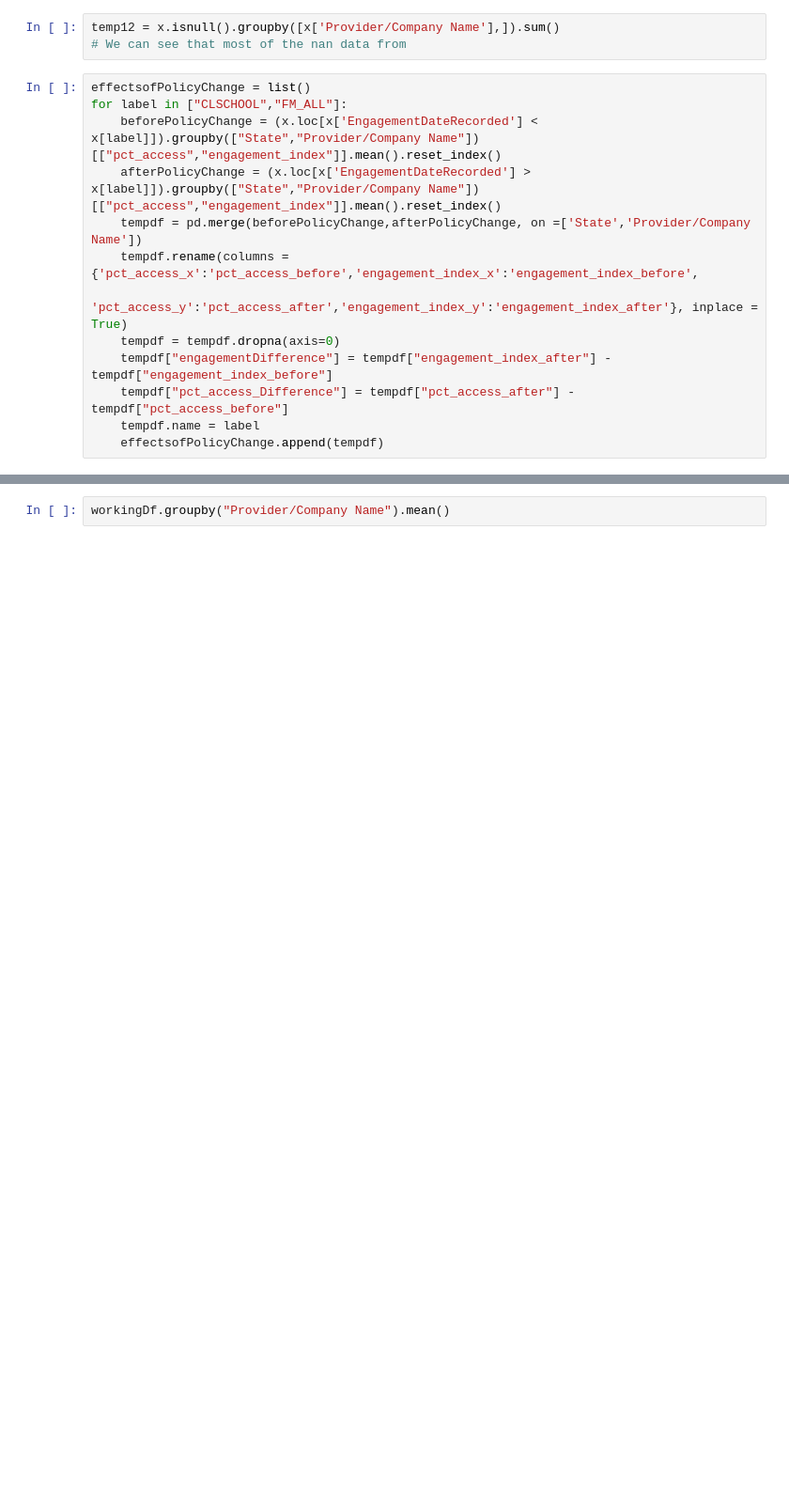
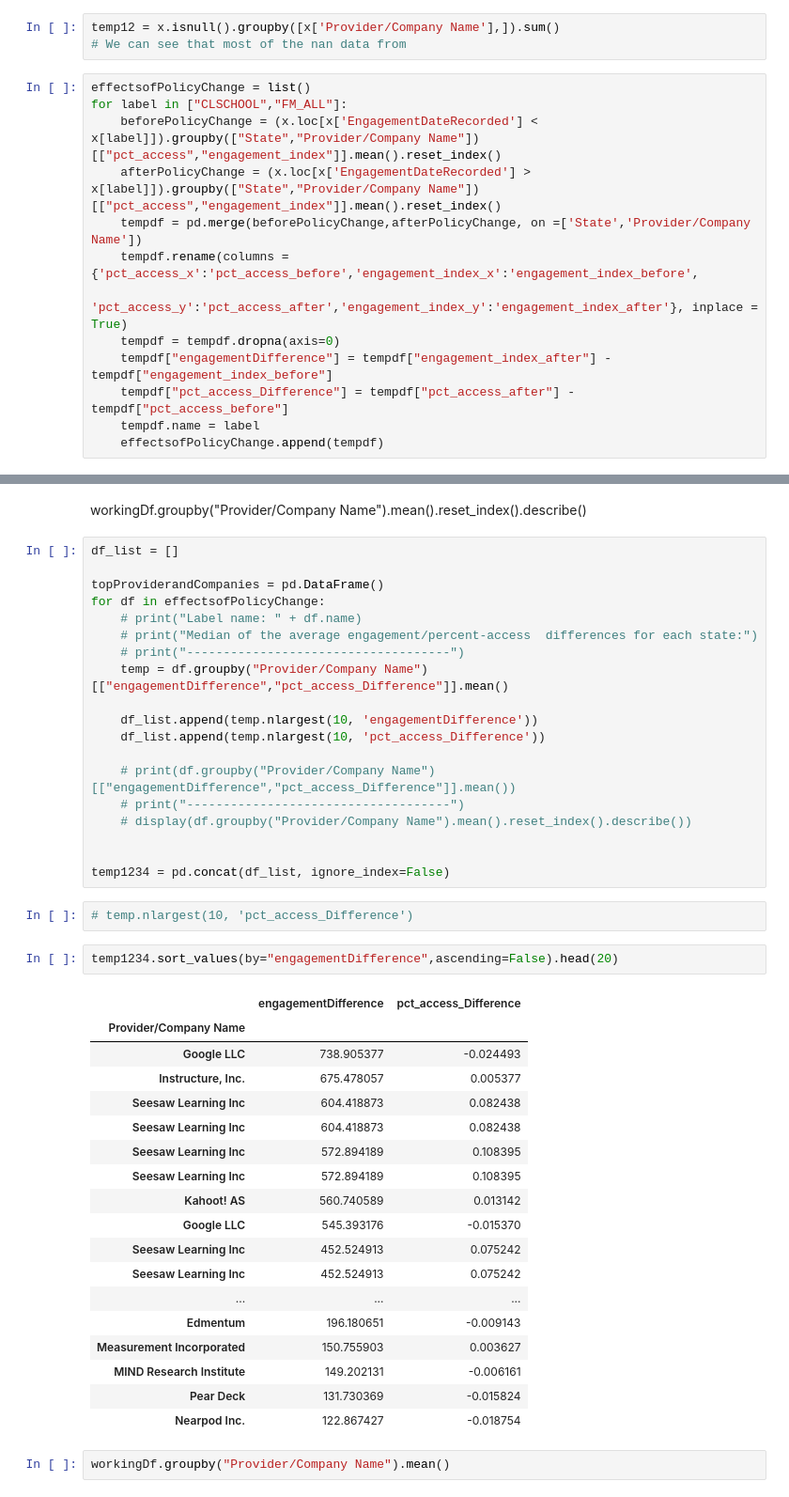
Before and after one commit to AditJainn/Math1130Project, a Jupyter notebook: AditProjectCode.ipynb, the cells around one changed output, grey strips where cells are left out. Shown: that part at 94% size. Drawn from its saved outputs; the diff is of its cells as text; blank space fills up the shorter version.

```diff
--- a/AditProjectCode.ipynb
+++ b/AditProjectCode.ipynb
@@ -484,3 +517,47 @@ workingDf.groupby("State").mean().reset_index().describe()
+# %% [markdown]
+workingDf.groupby("Provider/Company Name").mean().reset_index().describe()
+# %%
+df_list = []
+
+topProviderandCompanies = pd.DataFrame()
+for df in effectsofPolicyChange:
+    # print("Label name: " + df.name)
+    # print("Median of the average engagement/percent-access  differences for each state:")
+    # print("------------------------------------")
+    temp = df.groupby("Provider/Company Name")[["engagementDifference","pct_access_Difference"]].mean()
+
+    df_list.append(temp.nlargest(10, 'engagementDifference'))
+    df_list.append(temp.nlargest(10, 'pct_access_Difference'))
+
+    # print(df.groupby("Provider/Company Name")[["engagementDifference","pct_access_Difference"]].mean())
+    # print("------------------------------------")
+    # display(df.groupby("Provider/Company Name").mean().reset_index().describe())
+
+
+temp1234 = pd.concat(df_list, ignore_index=False)
+# %%
+# temp.nlargest(10, 'pct_access_Difference')
+# %%
+temp1234.sort_values(by="engagementDifference",ascending=False).head(20)
+# %% [output]
+|  | engagementDifference | pct_access_Difference |
+| Provider/Company Name |  |  |
+| Google LLC | 738.905377 | -0.024493 |
+| Instructure, Inc. | 675.478057 | 0.005377 |
+| Seesaw Learning Inc | 604.418873 | 0.082438 |
+| Seesaw Learning Inc | 604.418873 | 0.082438 |
+| Seesaw Learning Inc | 572.894189 | 0.108395 |
+| Seesaw Learning Inc | 572.894189 | 0.108395 |
+| Kahoot! AS | 560.740589 | 0.013142 |
+| Google LLC | 545.393176 | -0.015370 |
+| Seesaw Learning Inc | 452.524913 | 0.075242 |
+| Seesaw Learning Inc | 452.524913 | 0.075242 |
+| ... | ... | ... |
+| Edmentum | 196.180651 | -0.009143 |
+| Measurement Incorporated | 150.755903 | 0.003627 |
+| MIND Research Institute | 149.202131 | -0.006161 |
+| Pear Deck | 131.730369 | -0.015824 |
+| Nearpod Inc. | 122.867427 | -0.018754 |
 # %%
 workingDf.groupby("Provider/Company Name").mean()
 # %% [markdown]
```
Also changed, not shown: parts of 11 cells of this notebook.
